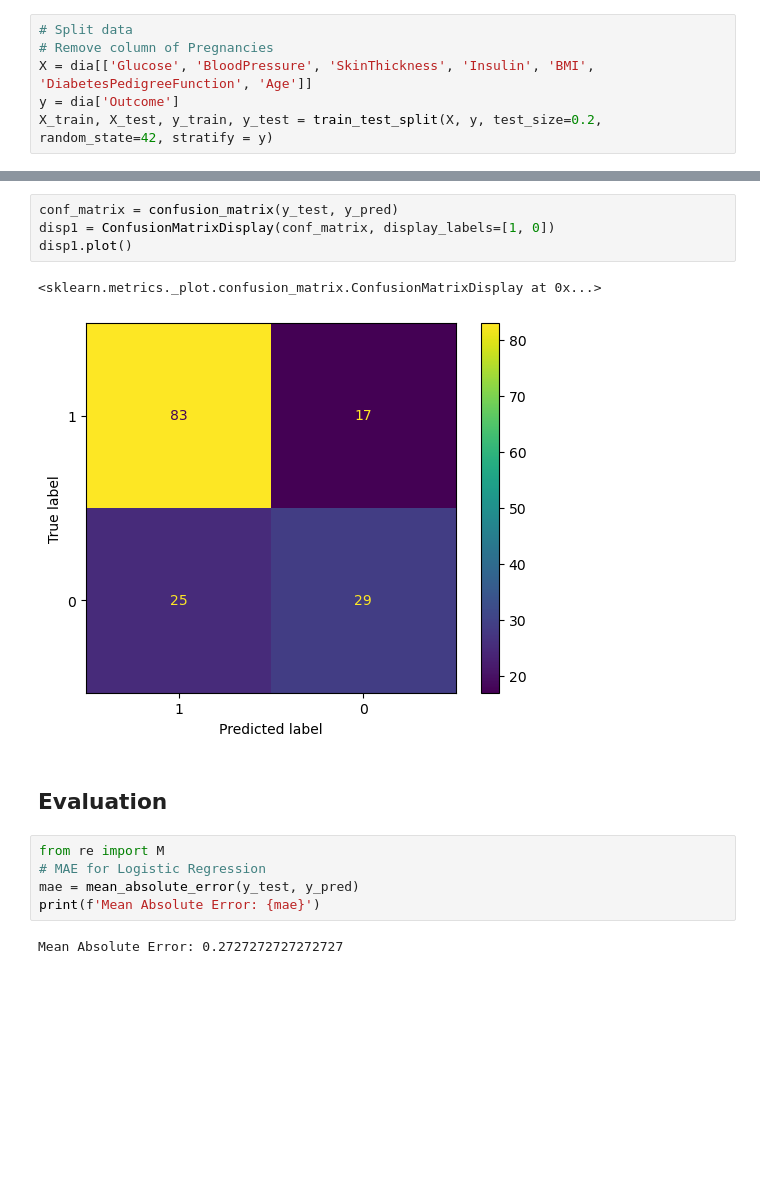
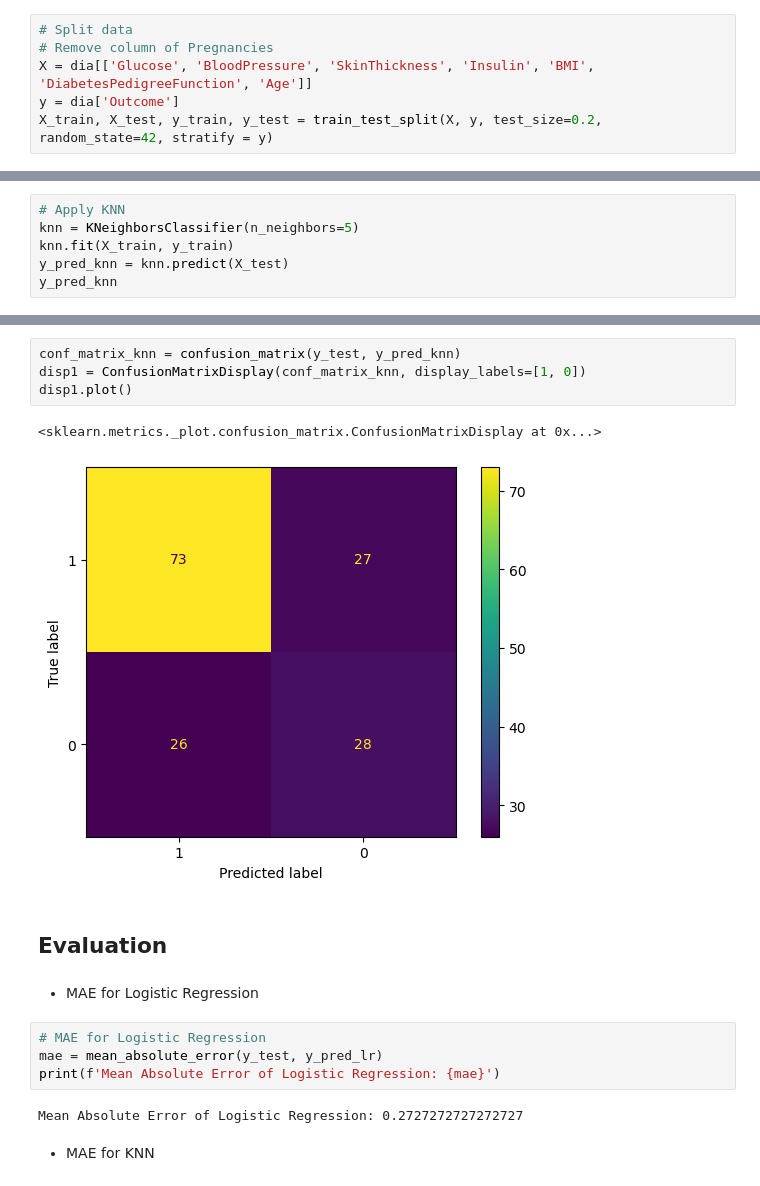
Before and after one commit to orczhu/zhu-ai-learning, a Jupyter notebook: capstone/capstone.ipynb, the cells around one changed output, grey strips where cells are left out. Drawn from its saved outputs; the diff is of its cells as text; blank space fills up the shorter version.

```diff
--- a/capstone/capstone.ipynb
+++ b/capstone/capstone.ipynb
@@ -221,0 +231,6 @@ array([1, 0, 0, 0, 0, 0, 0, 1, 0, 1, 0, 1, 0, 0, 0, 0, 1, 0, 1, 0, 0, 1,
+# %%
+# Apply KNN
+knn = KNeighborsClassifier(n_neighbors=5)
+knn.fit(X_train, y_train)
+y_pred_knn = knn.predict(X_test)
+y_pred_knn
@@ -222,16 +245,19 @@ array([1, 0, 0, 0, 0, 0, 0, 1, 0, 1, 0, 1, 0, 0, 0, 0, 1, 0, 1, 0, 0, 1,
 # %%
-conf_matrix = confusion_matrix(y_test, y_pred)
-disp1 = ConfusionMatrixDisplay(conf_matrix, display_labels=[1, 0])
+conf_matrix_knn = confusion_matrix(y_test, y_pred_knn)
+disp1 = ConfusionMatrixDisplay(conf_matrix_knn, display_labels=[1, 0])
 disp1.plot()
 # %% [output]
 <sklearn.metrics._plot.confusion_matrix.ConfusionMatrixDisplay at 0x...>
-[figure, old version]
+[figure, new version]
 # %% [markdown]
 ## Evaluation
+# %% [markdown]
+- MAE for Logistic Regression
 # %%
-from re import M
 # MAE for Logistic Regression
-mae = mean_absolute_error(y_test, y_pred)
-print(f'Mean Absolute Error: {mae}')
+mae = mean_absolute_error(y_test, y_pred_lr)
+print(f'Mean Absolute Error of Logistic Regression: {mae}')
 # %% [output]
-Mean Absolute Error: 0.2727272727272727
+Mean Absolute Error of Logistic Regression: 0.2727272727272727
+# %% [markdown]
+- MAE for KNN
```
Also changed, not shown: parts of 5 cells of this notebook.
